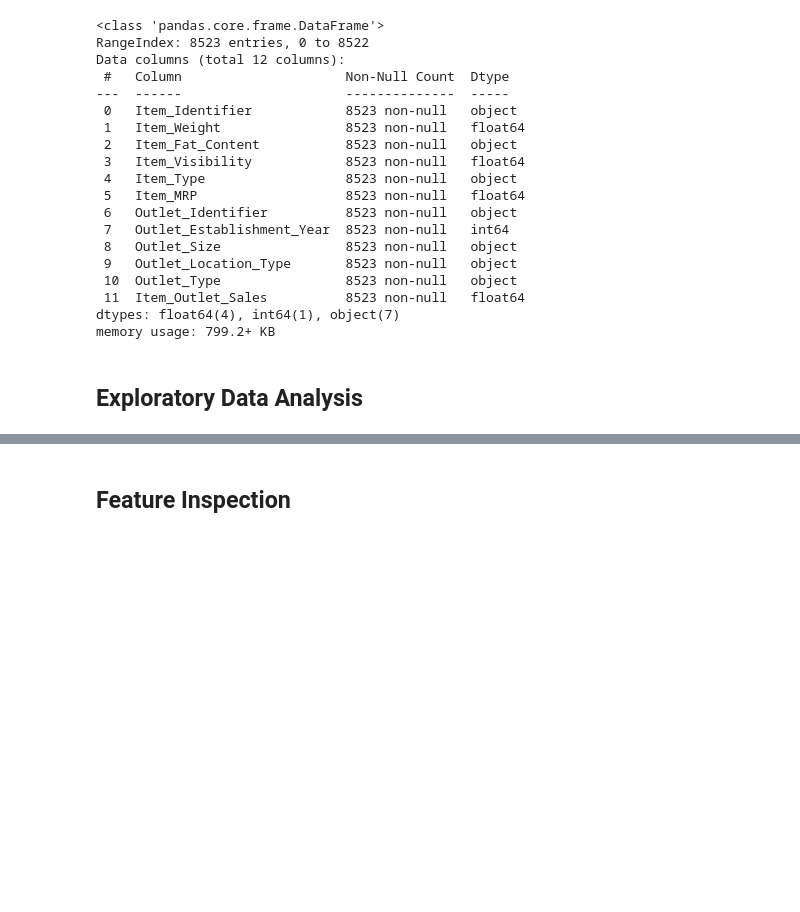
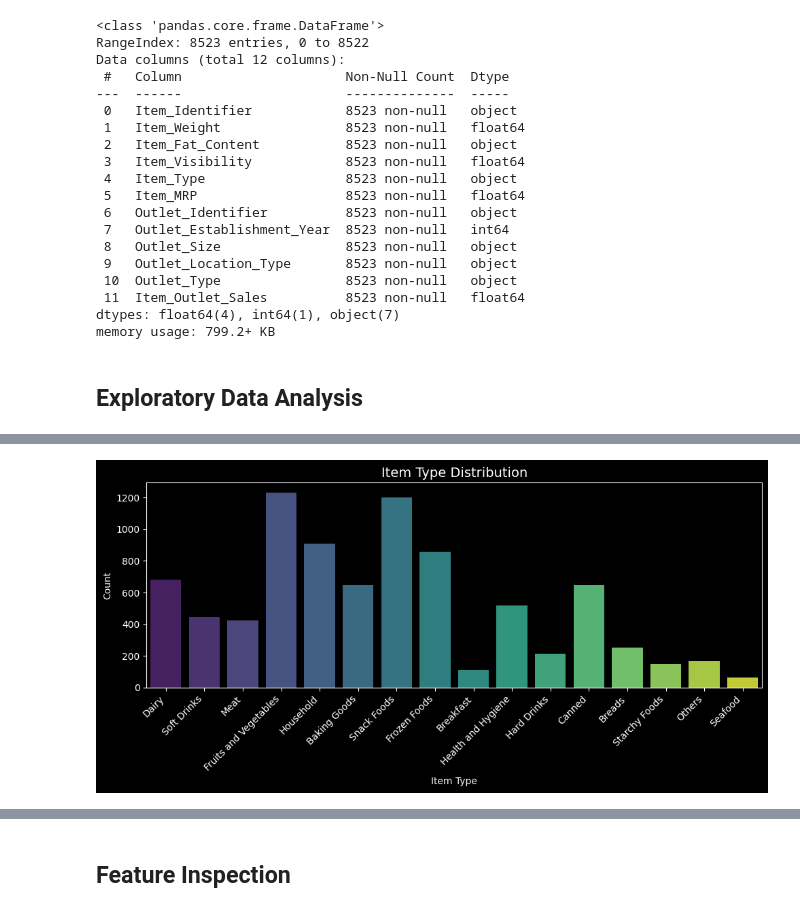
Before and after one commit to aliabusohiban/Prediction-of-Product-Sales, a Jupyter notebook: Prediction_of_Product_Sales.ipynb, the cells around one changed output, grey strips where cells are left out. Drawn from its saved outputs; the diff is of its cells as text; code cells hidden in the pictures; blank space fills up the shorter version.

```diff
--- a/Prediction_of_Product_Sales.ipynb
+++ b/Prediction_of_Product_Sales.ipynb
@@ -240,0 +295,21 @@ memory usage: 799.2+ KB
+# %%
+plt.style.use('dark_background')
+
+fig, ax = plt.subplots(figsize=(10,5))
+
+sns.countplot(
+    data=df_sales,
+    x='Item_Type',
+    palette='viridis',
+    ax=ax
+)
+
+ax.set_xticklabels(ax.get_xticklabels(), rotation=45, ha='right')
+
+ax.set_title("Item Type Distribution", fontsize=14, color='white')
+ax.set_xlabel("Item Type", color='white')
+ax.set_ylabel("Count", color='white')
+
+plt.tight_layout()
+# %% [output]
+[figure, added]
```
Also changed, not shown: parts of 22 cells of this notebook.
